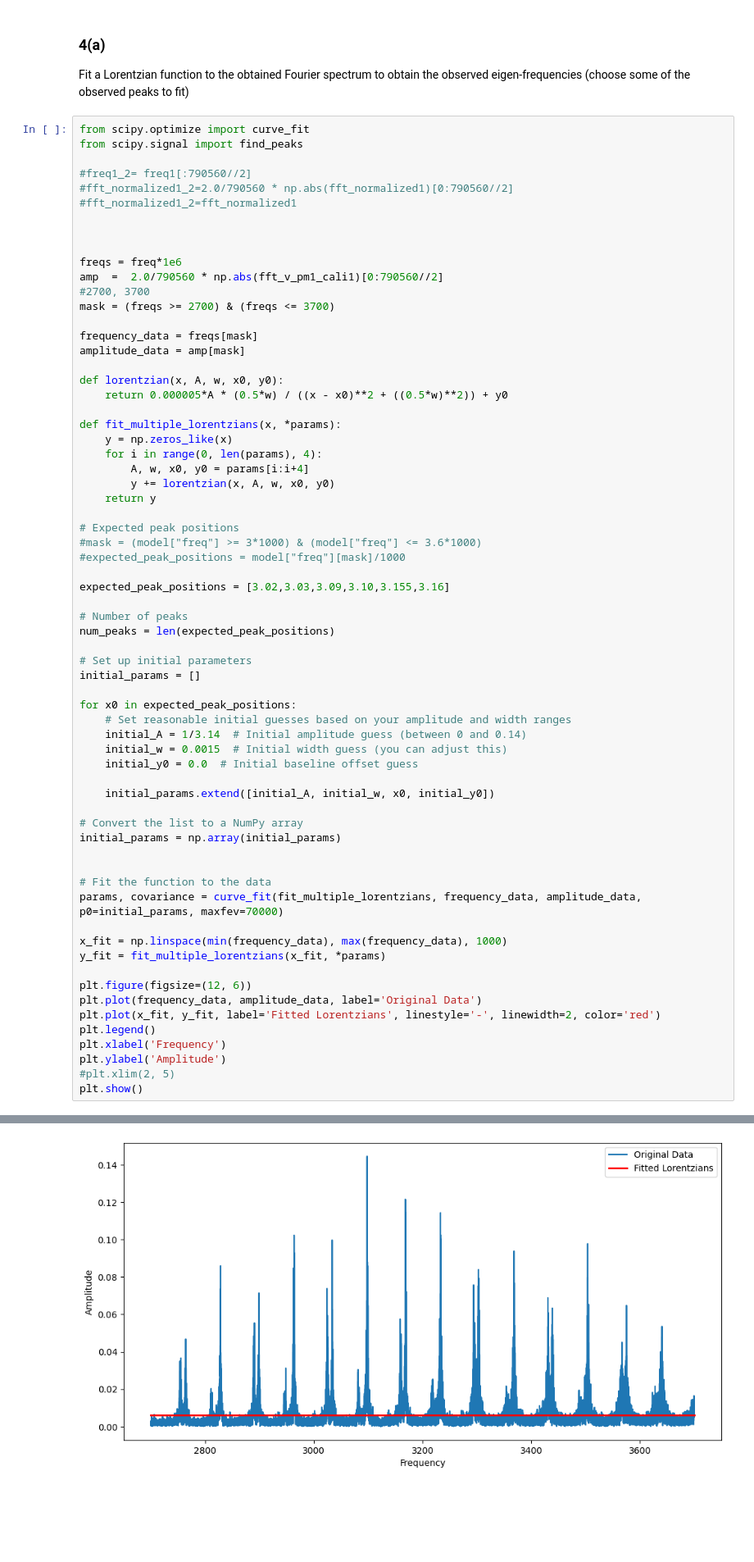
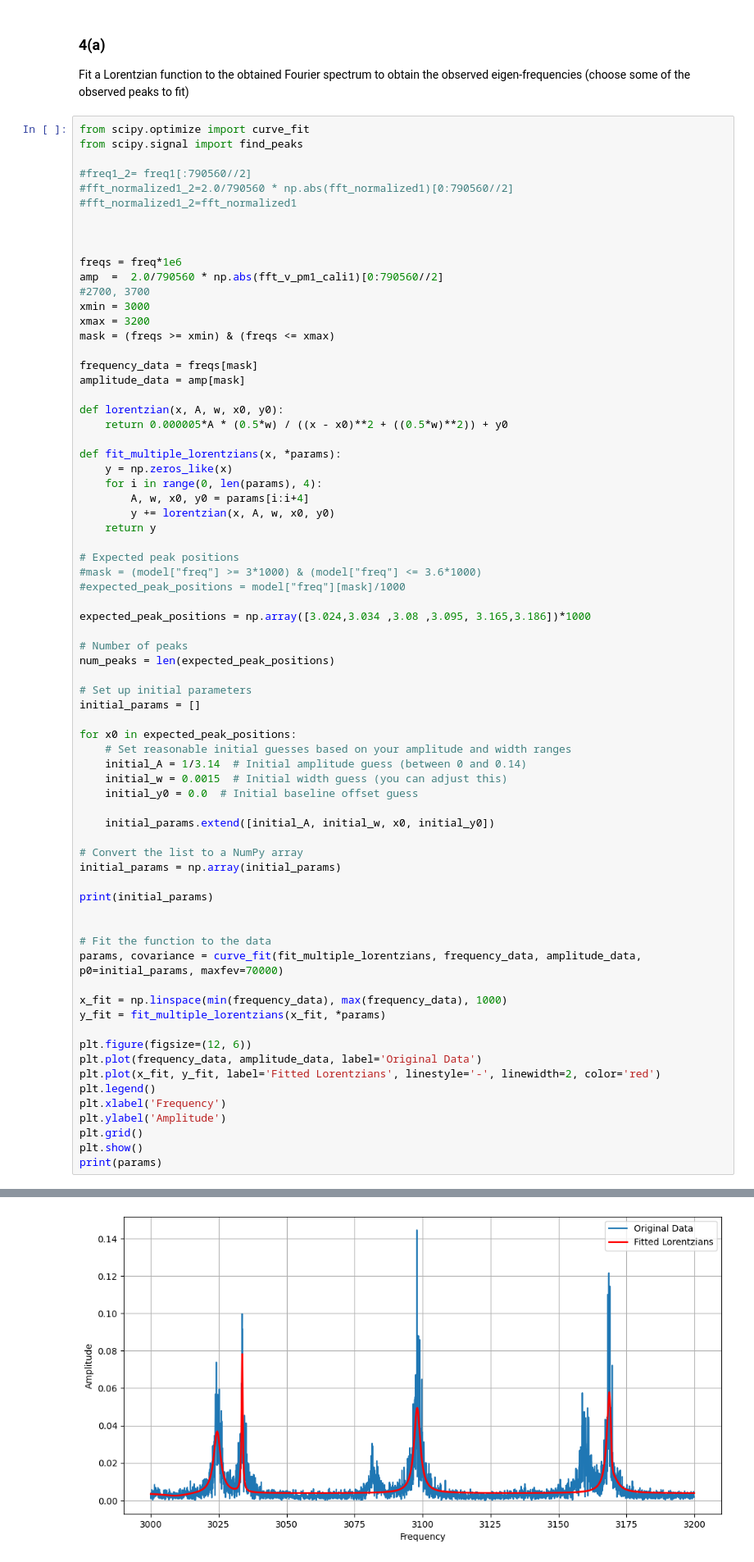
Before and after one commit to inesgpinto/stellar, a Jupyter notebook: mycode/part2.ipynb, the cells around one changed output, grey strips where cells are left out. Shown: that part at 82% size. Cells and saved outputs as stored; diff of their text form; blank space fills up the shorter version.

```diff
--- a/mycode/part2.ipynb
+++ b/mycode/part2.ipynb
@@ -348,7 +348,9 @@ from scipy.signal import find_peaks
 freqs = freq*1e6
 amp  =  2.0/790560 * np.abs(fft_v_pm1_cali1)[0:790560//2]
 #2700, 3700
-mask = (freqs >= 2700) & (freqs <= 3700)
+xmin = 3000
+xmax = 3200
+mask = (freqs >= xmin) & (freqs <= xmax)
 
 frequency_data = freqs[mask]
 amplitude_data = amp[mask]
@@ -367,7 +369,7 @@ def fit_multiple_lorentzians(x, *params):
 #mask = (model["freq"] >= 3*1000) & (model["freq"] <= 3.6*1000)
 #expected_peak_positions = model["freq"][mask]/1000
 
-expected_peak_positions = [3.02,3.03,3.09,3.10,3.155,3.16]
+expected_peak_positions = np.array([3.024,3.034 ,3.08 ,3.095, 3.165,3.186])*1000
 
 # Number of peaks
 num_peaks = len(expected_peak_positions)
@@ -386,6 +388,8 @@ for x0 in expected_peak_positions:
 # Convert the list to a NumPy array
 initial_params = np.array(initial_params)
 
+print(initial_params)
+
 
 # Fit the function to the data
 params, covariance = curve_fit(fit_multiple_lorentzians, frequency_data, amplitude_data, p0=initial_params, maxfev=70000)
@@ -399,6 +403,7 @@ plt.plot(x_fit, y_fit, label='Fitted Lorentzians', linestyle='-', linewidth=2, c
 plt.legend()
 plt.xlabel('Frequency')
 plt.ylabel('Amplitude')
-#plt.xlim(2, 5)
+plt.grid()
 plt.show()
+print(params)
 # %% [output]
@@ -405 +416 @@ plt.show()
-[figure, old version]
+[figure, new version]
```
Also changed, not shown: parts of 2 cells of this notebook.
